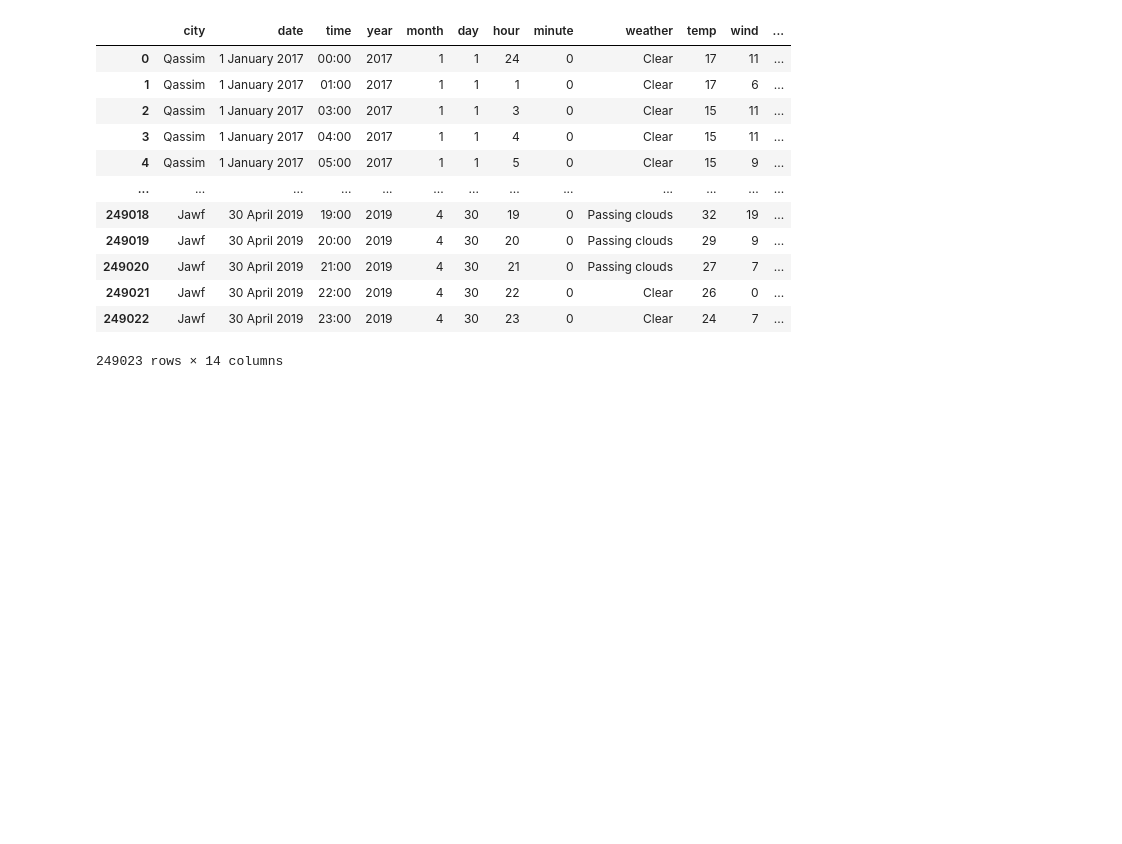
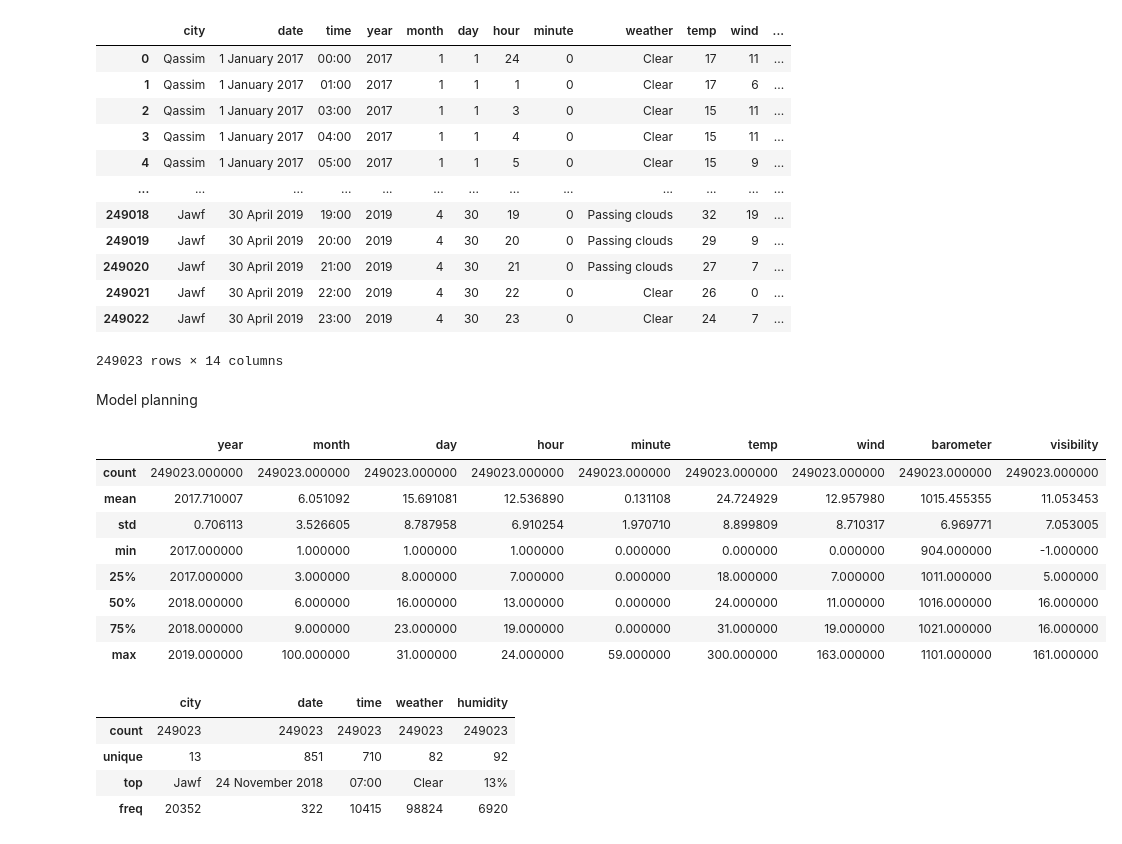
Before and after one commit to hassain-saeed28/ISE-291-Project-term-221, a Jupyter notebook: Project.ipynb, the cells around one changed output. Drawn from its saved outputs; the diff is of its cells as text; code cells hidden in the pictures; blank space fills up the shorter version.

```diff
--- a/Project.ipynb
+++ b/Project.ipynb
@@ -150,3 +150,31 @@ def remove_outliers(df, feature):
     list_of_outliers_indexes = sorted(set(list_of_outliers_indexes))
     df = df.drop(list,inplace=True)
     return df
+# %% [markdown]
+Model planning
+# %%
+#obtain statistical summary for numerical columns
+display(df.describe())
+
+# to get summary of non-numeric columns
+
+# Idenfity non-numeric columns
+cat_columns= df.select_dtypes(include='object').columns
+
+# Show summary of non-numeric columns
+df[cat_columns].describe()
+# %% [output]
+|  | year | month | day | hour | minute | temp | wind | barometer | visibility |
+| count | 249023.000000 | 249023.000000 | 249023.000000 | 249023.000000 | 249023.000000 | 249023.000000 | 249023.000000 | 249023.000000 | 249023.000000 |
+| mean | 2017.710007 | 6.051092 | 15.691081 | 12.536890 | 0.131108 | 24.724929 | 12.957980 | 1015.455355 | 11.053453 |
+| std | 0.706113 | 3.526605 | 8.787958 | 6.910254 | 1.970710 | 8.899809 | 8.710317 | 6.969771 | 7.053005 |
+| min | 2017.000000 | 1.000000 | 1.000000 | 1.000000 | 0.000000 | 0.000000 | 0.000000 | 904.000000 | -1.000000 |
+| 25% | 2017.000000 | 3.000000 | 8.000000 | 7.000000 | 0.000000 | 18.000000 | 7.000000 | 1011.000000 | 5.000000 |
+| 50% | 2018.000000 | 6.000000 | 16.000000 | 13.000000 | 0.000000 | 24.000000 | 11.000000 | 1016.000000 | 16.000000 |
+| 75% | 2018.000000 | 9.000000 | 23.000000 | 19.000000 | 0.000000 | 31.000000 | 19.000000 | 1021.000000 | 16.000000 |
+| max | 2019.000000 | 100.000000 | 31.000000 | 24.000000 | 59.000000 | 300.000000 | 163.000000 | 1101.000000 | 161.000000 |
+|  | city | date | time | weather | humidity |
+| count | 249023 | 249023 | 249023 | 249023 | 249023 |
+| unique | 13 | 851 | 710 | 82 | 92 |
+| top | Jawf | 24 November 2018 | 07:00 | Clear | 13% |
+| freq | 20352 | 322 | 10415 | 98824 | 6920 |
```
Also changed, not shown: parts of 3 cells of this notebook.
